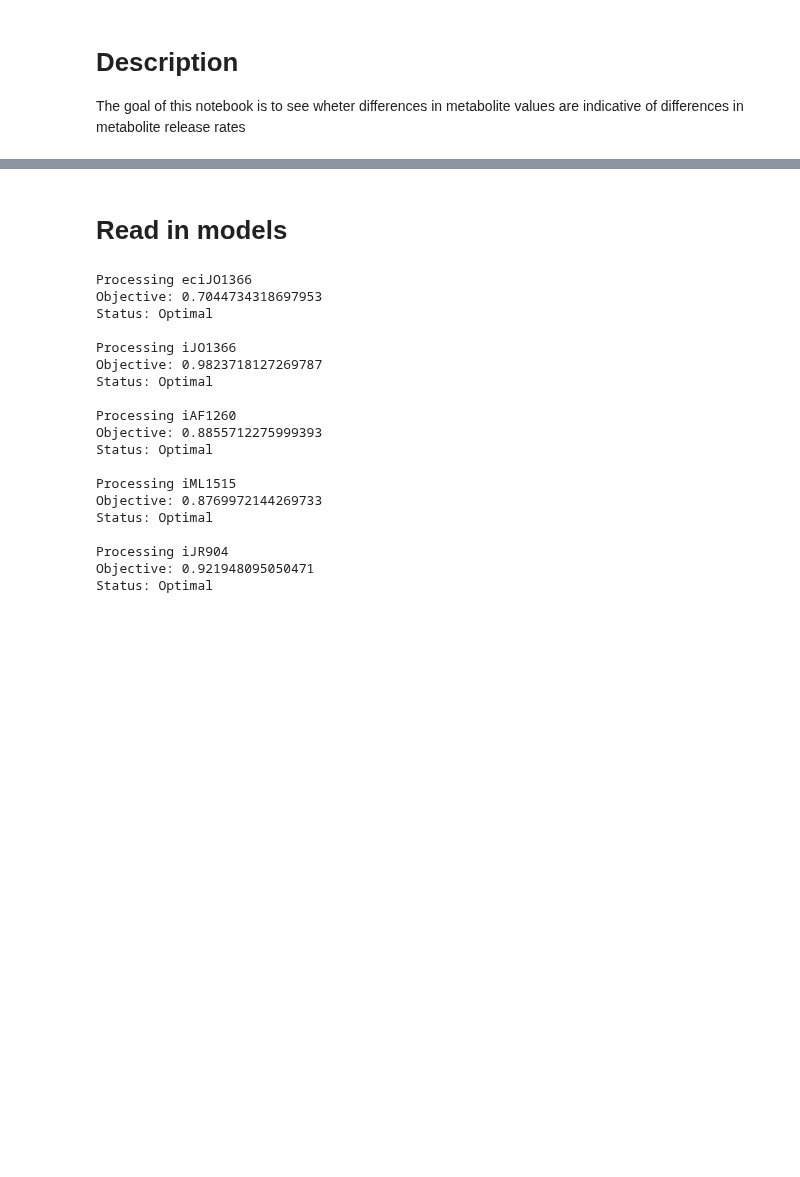
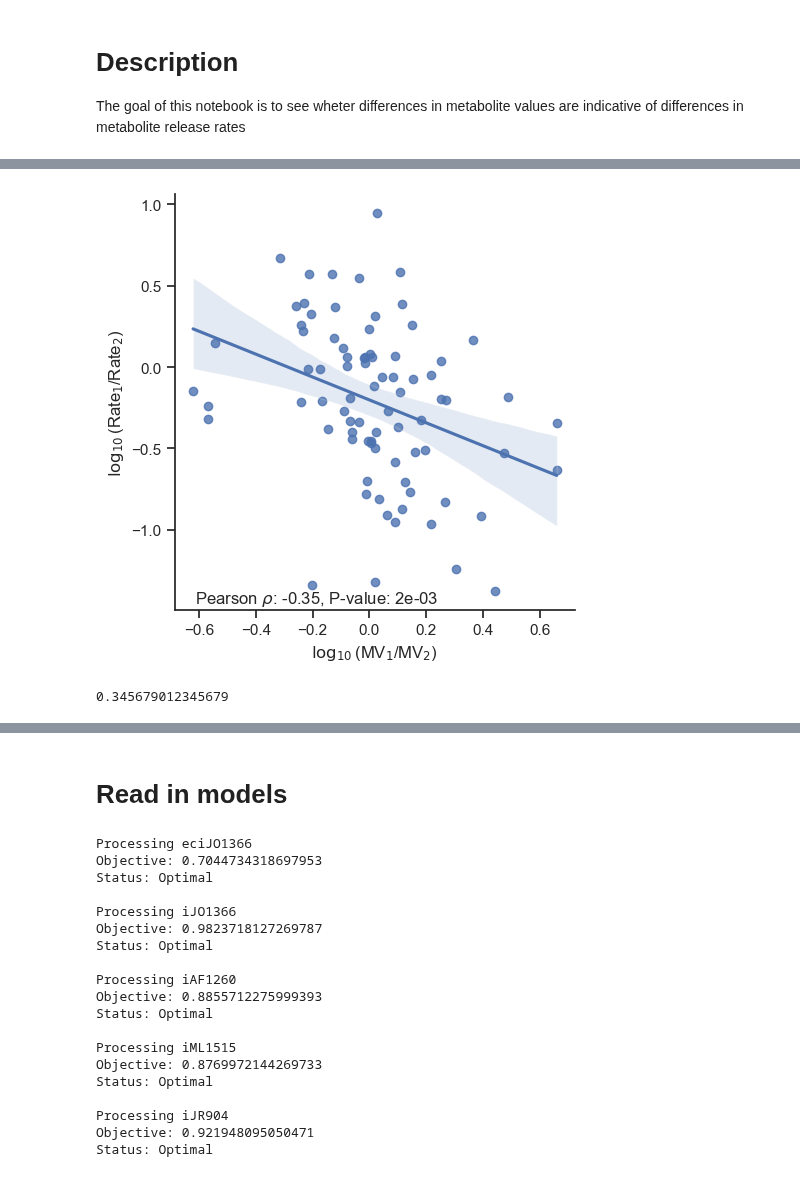
Before and after one commit to sulheim/metabolite-release, a Jupyter notebook: notebooks/1_release_rates/4_div/4F_met_value_cs_comparison.ipynb, the cells around one changed output, grey strips where cells are left out. Cells and saved outputs as stored; diff of their text form; code cells hidden in the pictures; blank space fills up the shorter version.

```diff
--- a/notebooks/1_release_rates/4_div/4F_met_value_cs_comparison.ipynb
+++ b/notebooks/1_release_rates/4_div/4F_met_value_cs_comparison.ipynb
@@ -93,0 +166,7 @@ cs_to_exchange = {
+# %%
+mdiff = pd.merge(diff_df, rate_diffr_df, on=['Carbon source 1', 'Carbon source 2', 'Metabolite'])
+mdiff = pd.merge(mdiff, log_diff_df, on=['Carbon source 1', 'Carbon source 2', 'Metabolite'])
+# %%
+mdiff = mdiff.dropna(subset=['Diff', 'Rate Diff'])
+# %%
+significant = mdiff[(mdiff['p-value 1'] < 0.05) & (mdiff['p-value 2'] < 0.05)]
@@ -93,0 +187,2 @@ cs_to_exchange = {
+# %%
+significant['CS1-CS2'] = significant['Carbon source 1'] + ' - ' + significant['Carbon source 2']
@@ -93,0 +195,18 @@ cs_to_exchange = {
+# %%
+sns.lmplot(data=significant, x='Log Diff', y='Log rate diff', markers='o', scatter_kws={})
+plt.xlabel(r'$\log_{10}$(MV$_1$/MV$_2$)')
+plt.ylabel(r'$\log_{10}$(Rate$_1$/Rate$_2$)')
+# plt.title('Correlation between metabolite value and release rate differences')
+
+plt.annotate(fr'Pearson $\rho$: {pear_r:.2f}, P-value: {pear_p:.0e}',
+             xy=(0.05, 0.05), xycoords='axes fraction', fontsize=12,
+             ha='left', va='top')
+plt.savefig(git_folder/'figures'/'cs_met_val_rate_diff.png', dpi=300, bbox_inches='tight')
+# %% [output]
+[figure, added]
+# %%
+idx01 = (significant['Log rate diff']>0)&(significant['Log Diff']>0)
+idx10 = (significant['Log rate diff']<0)&(significant['Log Diff']<0)
+print((idx01 | idx10).sum()/ len(significant))
+# %% [output]
+0.345679012345679
```
Also changed, not shown: parts of 33 cells of this notebook, 8 other files.
